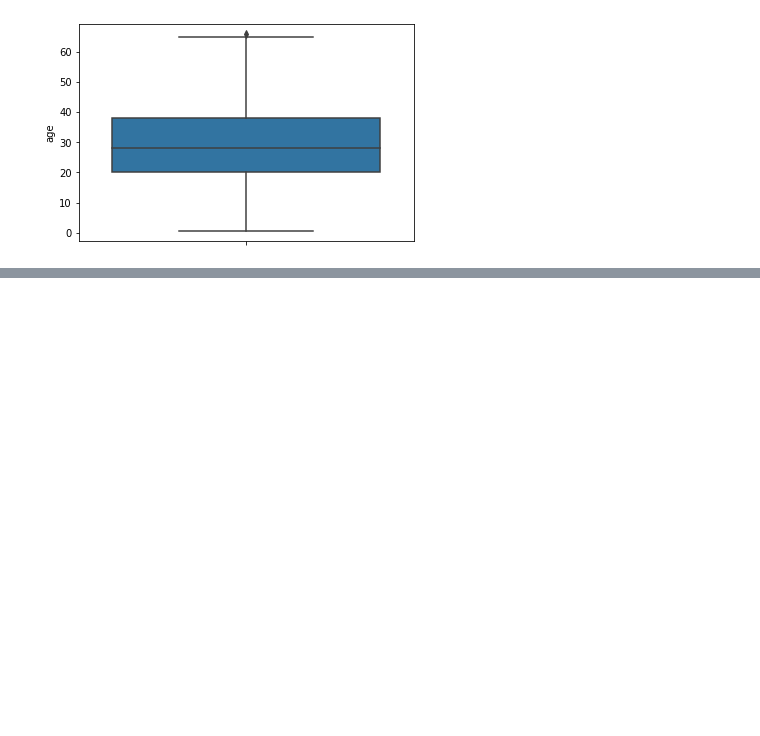
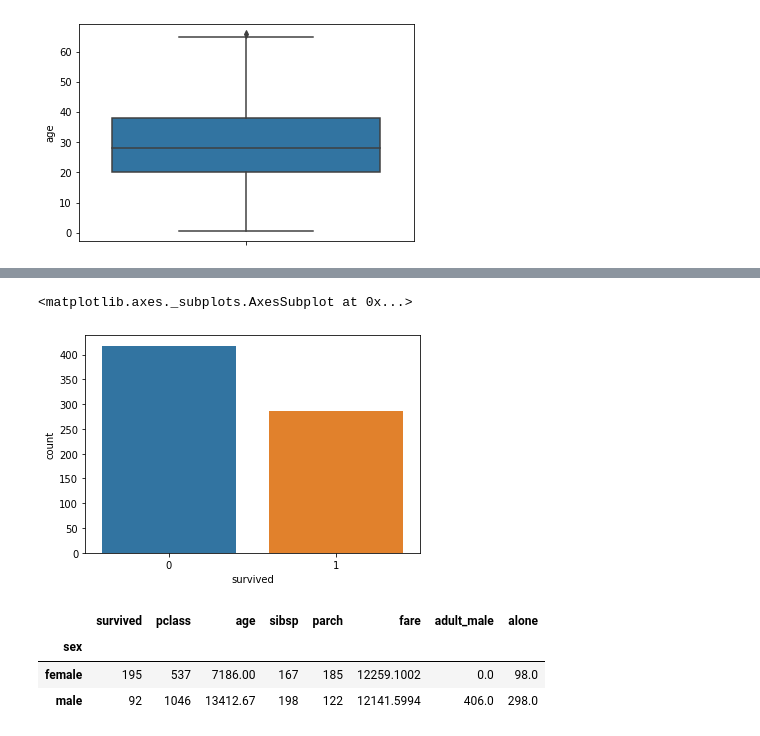
Before and after one commit to iqrarkhan123/datascience, a Jupyter notebook: EDA.ipynb, the cells around one changed output, grey strips where cells are left out. Saved outputs shown, nothing was run; the diff lists cells and outputs as text; code cells hidden in the pictures; blank space fills up the shorter version.

```diff
--- a/EDA.ipynb
+++ b/EDA.ipynb
@@ -229,0 +241,15 @@ sns.boxplot(data=bs,y="age")
+# %%
+#count plot
+sns.countplot(data=bs,x="survived")
+# %% [output]
+<matplotlib.axes._subplots.AxesSubplot at 0x...>
+[figure, added]
+# %%
+# group by function
+xv=bs.groupby(['sex']).sum()
+xv
+# %% [output]
+|  | survived | pclass | age | sibsp | parch | fare | adult_male | alone |
+| sex |  |  |  |  |  |  |  |  |
+| female | 195 | 537 | 7186.00 | 167 | 185 | 12259.1002 | 0.0 | 98.0 |
+| male | 92 | 1046 | 13412.67 | 198 | 122 | 12141.5994 | 406.0 | 298.0 |
```
Also changed, not shown: parts of 8 cells of this notebook.
